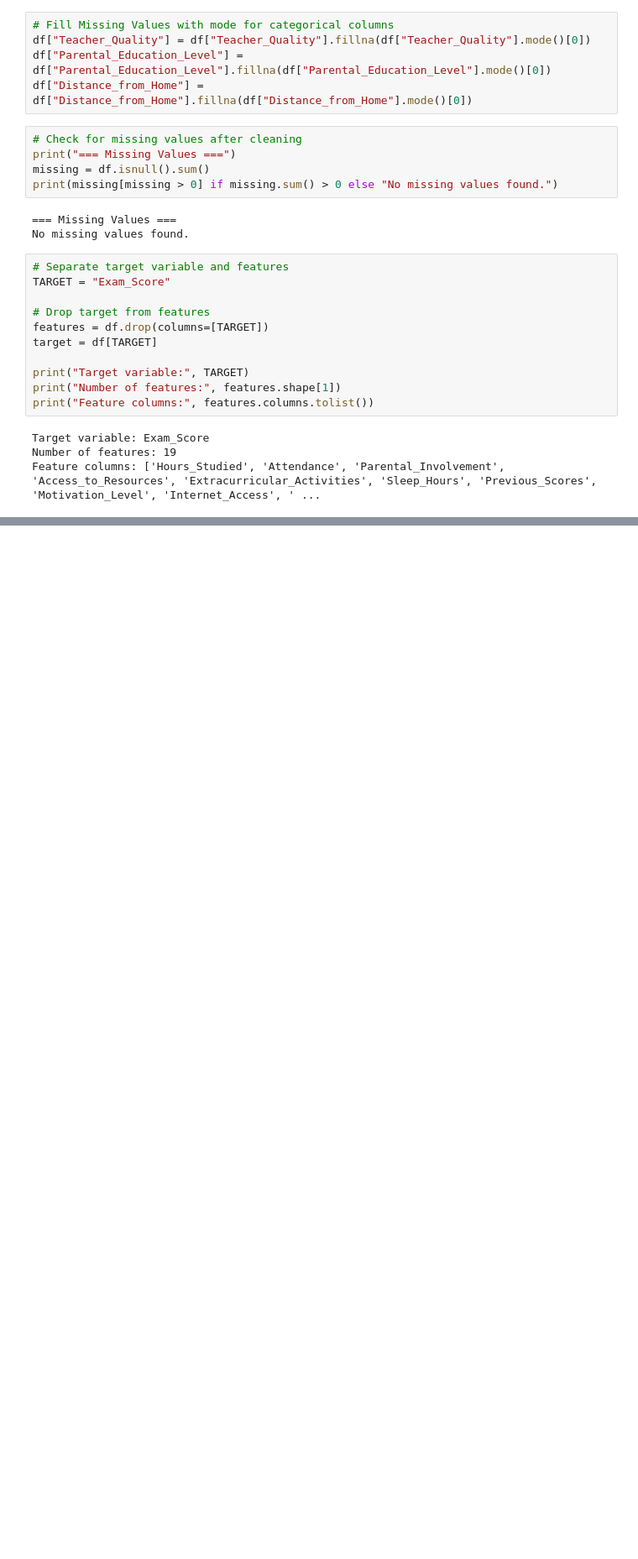
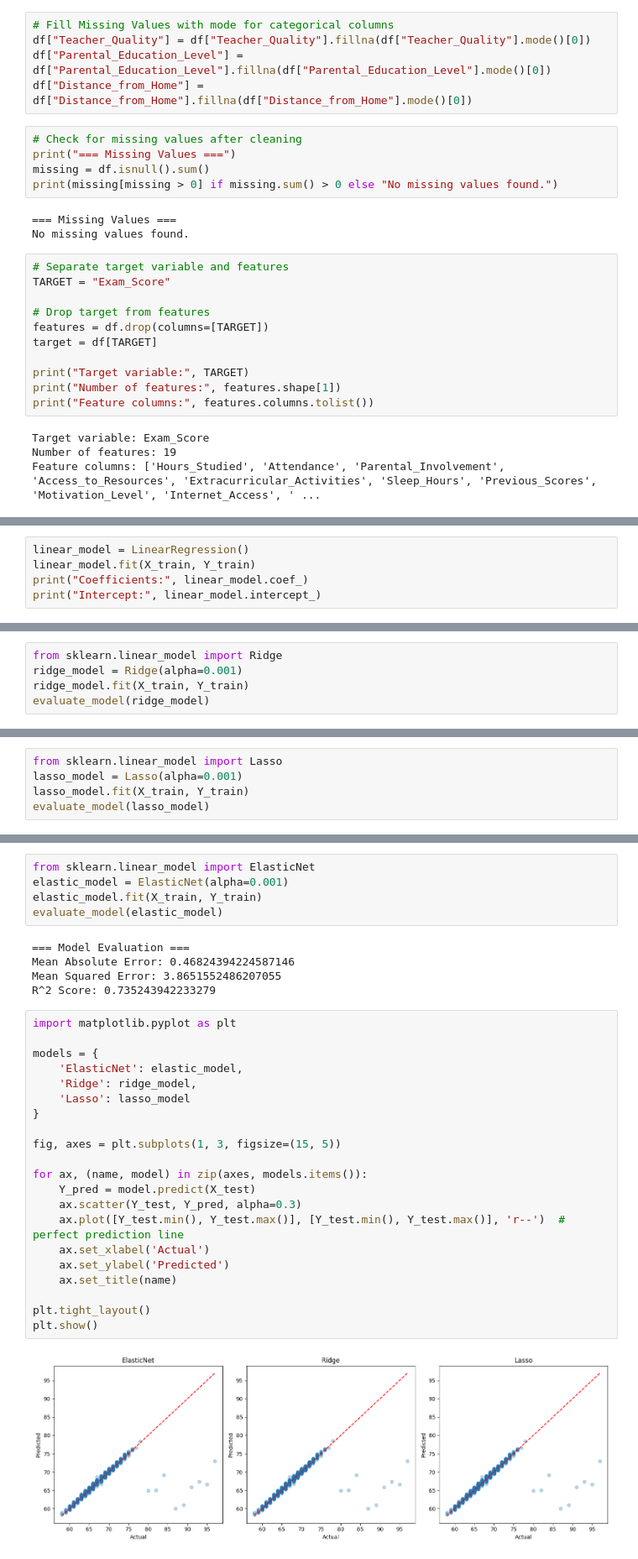
Before and after one commit to EarlClydeeee/pattern_recognition, a Jupyter notebook: student_performance.ipynb, the cells around one changed output, grey strips where cells are left out. Shown at 84% size. Saved outputs shown, nothing was run; the diff lists cells and outputs as text; blank space fills up the shorter version.

```diff
--- a/student_performance.ipynb
+++ b/student_performance.ipynb
@@ -166,0 +186,5 @@ X_clustering = features_final.copy()
+# %%
+linear_model = LinearRegression()
+linear_model.fit(X_train, Y_train)
+print("Coefficients:", linear_model.coef_)
+print("Intercept:", linear_model.intercept_)
@@ -166,0 +212,5 @@ X_clustering = features_final.copy()
+# %%
+from sklearn.linear_model import Ridge
+ridge_model = Ridge(alpha=0.001)
+ridge_model.fit(X_train, Y_train)
+evaluate_model(ridge_model)
@@ -166,0 +222,5 @@ X_clustering = features_final.copy()
+# %%
+from sklearn.linear_model import Lasso
+lasso_model = Lasso(alpha=0.001)
+lasso_model.fit(X_train, Y_train)
+evaluate_model(lasso_model)
@@ -166,0 +232,33 @@ X_clustering = features_final.copy()
+# %%
+from sklearn.linear_model import ElasticNet
+elastic_model = ElasticNet(alpha=0.001)
+elastic_model.fit(X_train, Y_train)
+evaluate_model(elastic_model)
+# %% [output]
+=== Model Evaluation ===
+Mean Absolute Error: 0.46824394224587146
+Mean Squared Error: 3.8651552486207055
+R^2 Score: 0.735243942233279
+# %%
+import matplotlib.pyplot as plt
+
+models = {
+    'ElasticNet': elastic_model,
+    'Ridge': ridge_model,
+    'Lasso': lasso_model
+}
+
+fig, axes = plt.subplots(1, 3, figsize=(15, 5))
+
+for ax, (name, model) in zip(axes, models.items()):
+    Y_pred = model.predict(X_test)
+    ax.scatter(Y_test, Y_pred, alpha=0.3)
+    ax.plot([Y_test.min(), Y_test.max()], [Y_test.min(), Y_test.max()], 'r--')  # perfect prediction line
+    ax.set_xlabel('Actual')
+    ax.set_ylabel('Predicted')
+    ax.set_title(name)
+
+plt.tight_layout()
+plt.show()
+# %% [output]
+[figure, added]
```
Also changed, not shown: parts of 12 cells of this notebook.
